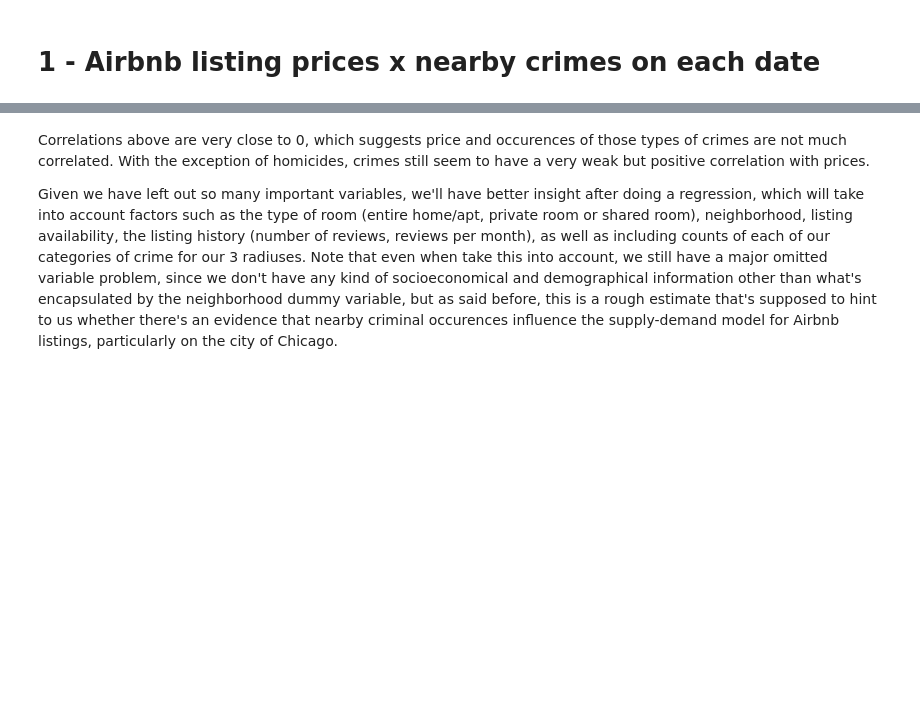
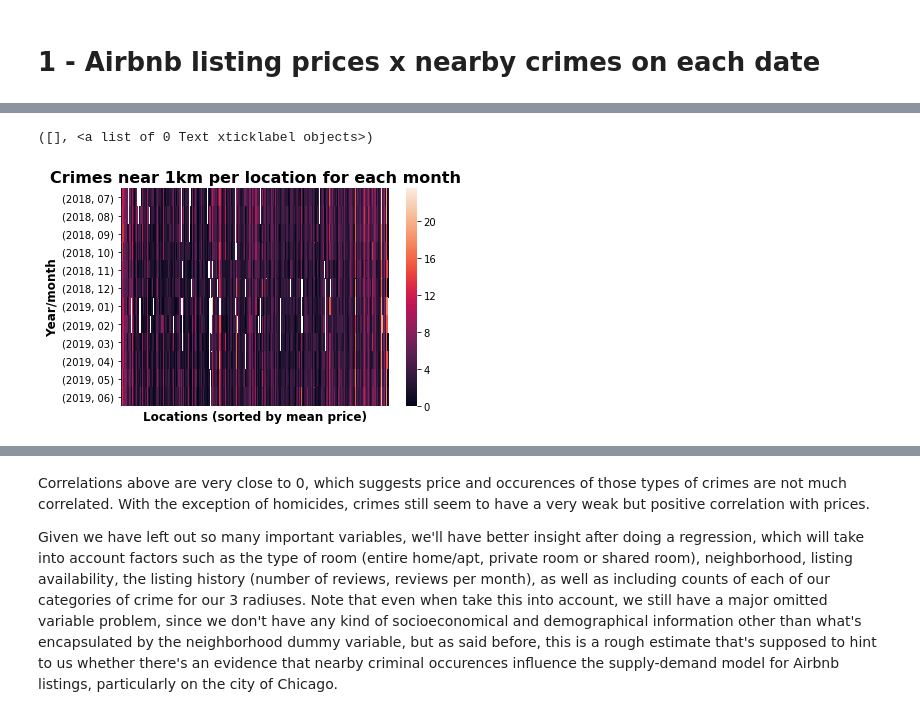
Before and after one commit to NovaisGabriel/DataScienceEMAp_AraujoNovais, a Jupyter notebook: FDS_part2_stat.ipynb, the cells around one changed output, grey strips where cells are left out. Saved outputs shown, nothing was run; the diff lists cells and outputs as text; code cells hidden in the pictures; blank space fills up the shorter version.

```diff
--- a/FDS_part2_stat.ipynb
+++ b/FDS_part2_stat.ipynb
@@ -2,0 +89,3 @@
+# %%
+airbnb_cr = pd.read_csv("/content/drive/My Drive/airbnb_cr.csv")
+cal_change_r = pd.read_csv("/content/drive/My Drive/cal_change_r.csv")
@@ -6,0 +107,25 @@
+# %%
+k=airbnb_cr.groupby(['loc_id']).mean()
+k=k.sort_values(by='price')
+k=k.reset_index()
+k['loc_id2']=k.index
+k=k[['loc_id','loc_id2']]
+
+l=airbnb_cr.merge(k)
+l.crimes_5km_count=l.crimes_1km_count+l.crimes_2km_count+l.crimes_5km_count
+l.homicides_5km_count=l.homicides_1km_count+l.homicides_2km_count+l.homicides_5km_count
+airbnb_cr.head()
+l=l.groupby(['loc_id2','month','year']).mean()
+l=l.reset_index()
+l=l.replace({'month': {1: '01', 2: '02', 3: '03', 4: '04', 5: '05', 6: '06', 7: '07', 8: '08', 9: '09'}})
+l['year/month']="("+l['year'].map(str)+", "+l['month'].map(str)+")"
+# %%
+l1=l.pivot('year/month','loc_id2','crimes_1km_count')
+g=sns.heatmap(l1)
+plt.title('Crimes near 1km per location for each month', fontweight="bold", fontsize=16)
+plt.xlabel('Locations (sorted by mean price)', fontweight="demibold", fontsize=12)
+plt.ylabel('Year/month', fontweight="demibold", fontsize=12)
+plt.xticks([],[])
+# %% [output]
+([], <a list of 0 Text xticklabel objects>)
+[figure, added]
```
Also changed, not shown: parts of 38 cells of this notebook.
